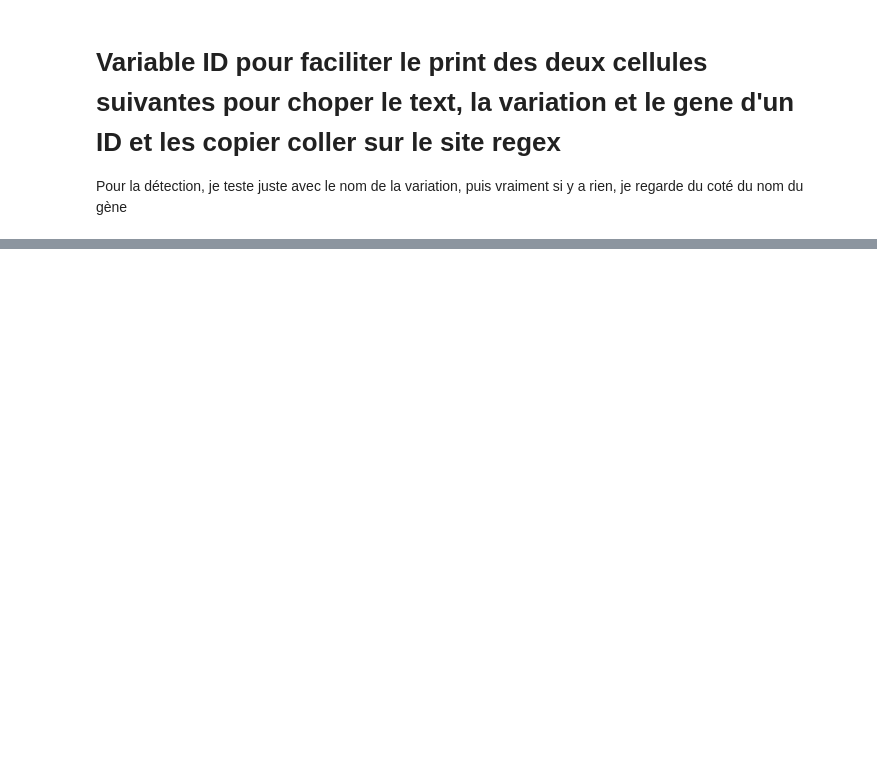
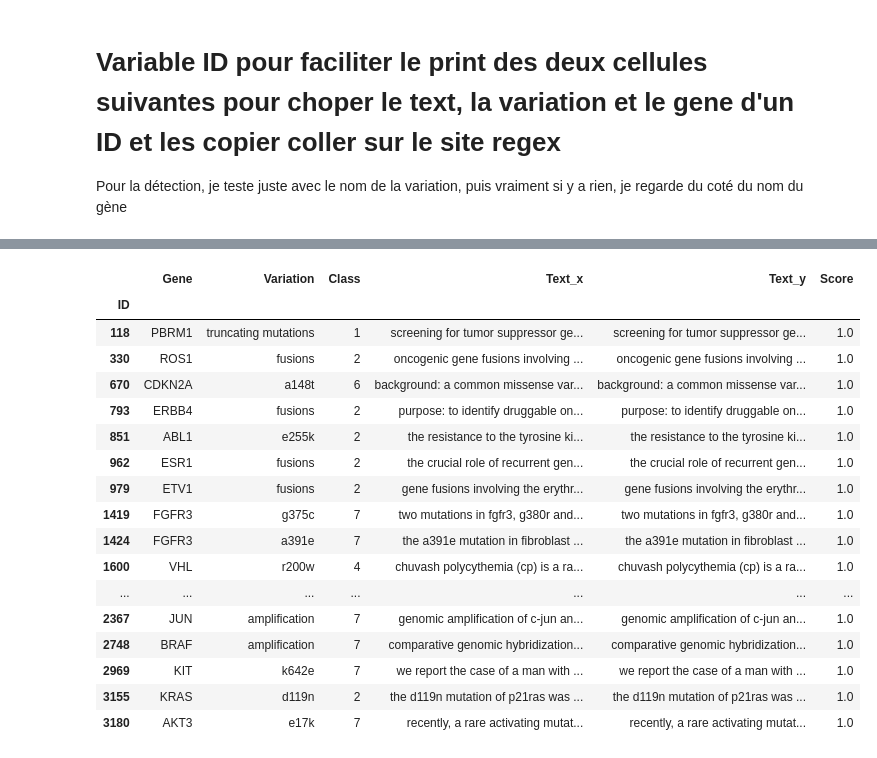
Before and after one commit to Chabname/RAPMC, a Jupyter notebook: notebook/Cancer_deep_learning.ipynb, the cells around one changed output, grey strips where cells are left out. Drawn from its saved outputs; the diff is of its cells as text; code cells hidden in the pictures; blank space fills up the shorter version.

```diff
--- a/notebook/Cancer_deep_learning.ipynb
+++ b/notebook/Cancer_deep_learning.ipynb
@@ -428,0 +519,25 @@ new_data[new_data["Score"] == 1]
+# %%
+new_data_best_score =  new_data[new_data["Score"] == 1]
+# %%
+count_new = new_data_best_score.apply(lambda line: line["Text_y"].split(".")[0] in line["Text_x"].lower(), axis = 1)
+# %%
+new_data.loc[count_new[count_new == False].index,]
+# %% [output]
+|  | Gene | Variation | Class | Text_x | Text_y | Score |
+| ID |  |  |  |  |  |  |
+| 118 | PBRM1 | truncating mutations | 1 | screening for tumor suppressor ge... | screening for tumor suppressor ge... | 1.0 |
+| 330 | ROS1 | fusions | 2 | oncogenic gene fusions involving ... | oncogenic gene fusions involving ... | 1.0 |
+| 670 | CDKN2A | a148t | 6 | background: a common missense var... | background: a common missense var... | 1.0 |
+| 793 | ERBB4 | fusions | 2 | purpose: to identify druggable on... | purpose: to identify druggable on... | 1.0 |
+| 851 | ABL1 | e255k | 2 | the resistance to the tyrosine ki... | the resistance to the tyrosine ki... | 1.0 |
+| 962 | ESR1 | fusions | 2 | the crucial role of recurrent gen... | the crucial role of recurrent gen... | 1.0 |
+| 979 | ETV1 | fusions | 2 | gene fusions involving the erythr... | gene fusions involving the erythr... | 1.0 |
+| 1419 | FGFR3 | g375c | 7 | two mutations in fgfr3, g380r and... | two mutations in fgfr3, g380r and... | 1.0 |
+| 1424 | FGFR3 | a391e | 7 | the a391e mutation in fibroblast ... | the a391e mutation in fibroblast ... | 1.0 |
+| 1600 | VHL | r200w | 4 | chuvash polycythemia (cp) is a ra... | chuvash polycythemia (cp) is a ra... | 1.0 |
+| ... | ... | ... | ... | ... | ... | ... |
+| 2367 | JUN | amplification | 7 | genomic amplification of c-jun an... | genomic amplification of c-jun an... | 1.0 |
+| 2748 | BRAF | amplification | 7 | comparative genomic hybridization... | comparative genomic hybridization... | 1.0 |
+| 2969 | KIT | k642e | 7 | we report the case of a man with ... | we report the case of a man with ... | 1.0 |
+| 3155 | KRAS | d119n | 2 | the d119n mutation of p21ras was ... | the d119n mutation of p21ras was ... | 1.0 |
+| 3180 | AKT3 | e17k | 7 | recently, a rare activating mutat... | recently, a rare activating mutat... | 1.0 |
```
Also changed, not shown: parts of 41 cells of this notebook.
